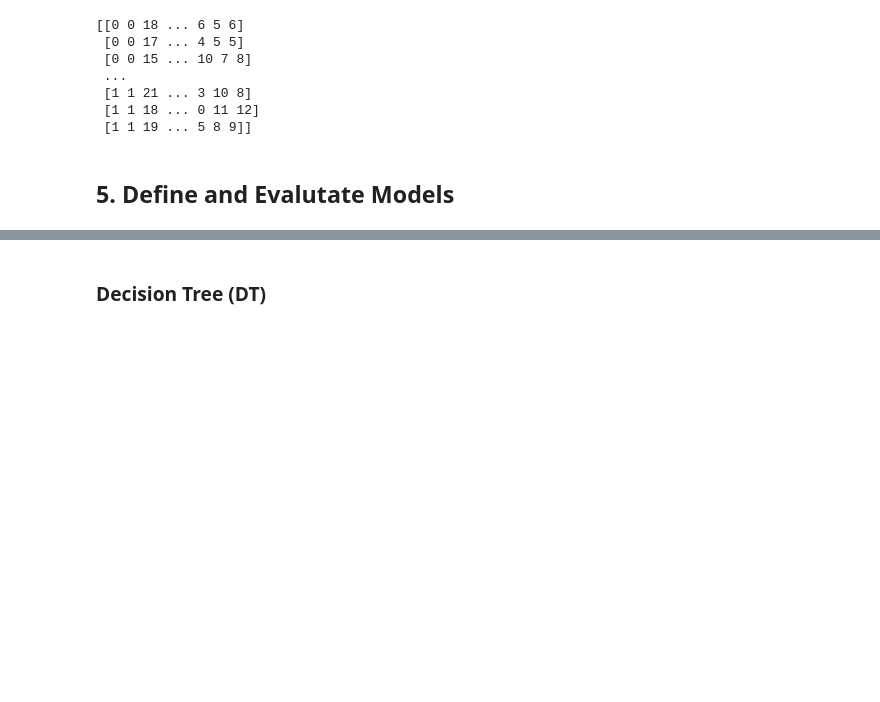
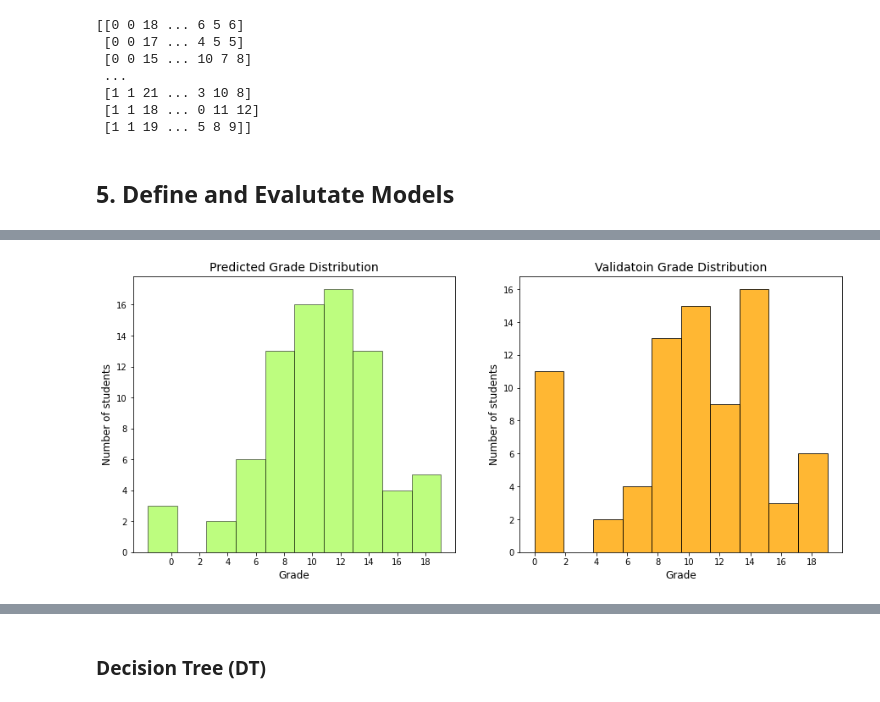
Before and after one commit to MarkLee7925/Student-Grade-Regression, a Jupyter notebook: Math/Student_Grade_Regression_Math.ipynb, the cells around one changed output, grey strips where cells are left out. Cells and saved outputs as stored; diff of their text form; code cells hidden in the pictures; blank space fills up the shorter version.

```diff
--- a/Math/Student_Grade_Regression_Math.ipynb
+++ b/Math/Student_Grade_Regression_Math.ipynb
@@ -310,0 +321,12 @@ from sklearn.model_selection import GridSearchCV
+# %%
+# Predict test set results
+lr_pred = lr_reg.predict(X_test)
+np.set_printoptions(precision = 2)
+print(np.concatenate((lr_pred.reshape(len(lr_pred), 1), y_test.reshape(len(y_test), 1)), 1 ))
+print('')
+
+# Summarize results
+print('MAE: %.3f' % (mean_absolute_error(y_test, lr_pred)))
+print('MSE: %.3f' % (mean_squared_error(y_test, lr_pred)))
+print('RMSE: %.3f' % (mean_squared_error(y_test, lr_pred, squared=False)))
+print('R^2 Score: %.3f' % (r2_score(y_test, lr_pred)))
@@ -310,0 +375,24 @@ from sklearn.model_selection import GridSearchCV
+# %%
+# Plot histogram for lr_pred
+fig1 = plt.figure(figsize=(15, 6))
+ax1 = fig1.add_subplot(1, 2, 1)
+plt.xticks(np.arange(0, 20, 2))
+plt.yticks(np.arange(0, 20, 2))
+plt.hist(x=lr_pred, facecolor='lawngreen', alpha=0.5, edgecolor='black')
+plt.xlabel('Grade', fontsize=12)
+plt.ylabel('Number of students', fontsize=12)
+plt.title('Predicted Grade Distribution', fontsize=14)
+
+# Plot histogram for y_test
+ax1 = fig1.add_subplot(1, 2, 2)
+plt.xticks(np.arange(0, 20, 2))
+plt.yticks(np.arange(0, 20, 2))
+plt.hist(x=y_test, facecolor='orange', alpha=0.8, edgecolor='black')
+plt.xlabel('Grade', fontsize=12)
+plt.ylabel('Number of students', fontsize=12)
+plt.title('Validatoin Grade Distribution', fontsize=14)
+
+# Show subplot
+plt.show()
+# %% [output]
+[figure, added]
```
Also changed, not shown: parts of 14 cells of this notebook.
